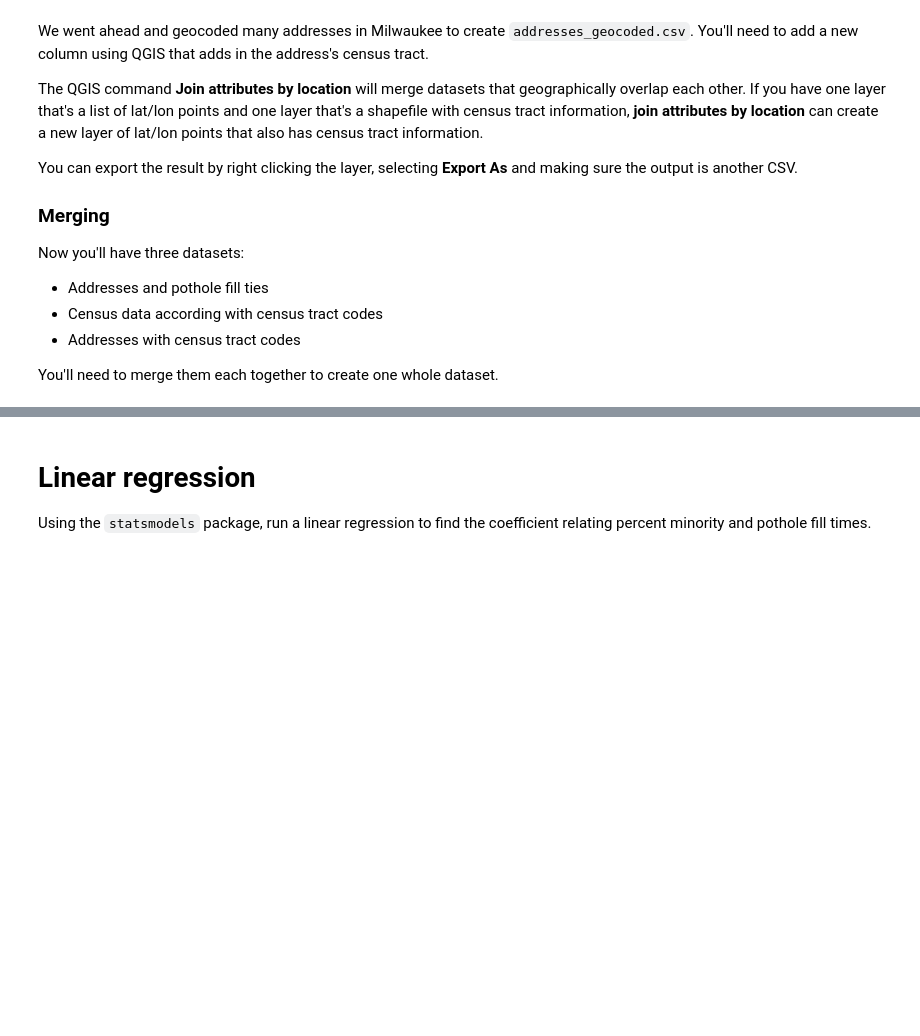
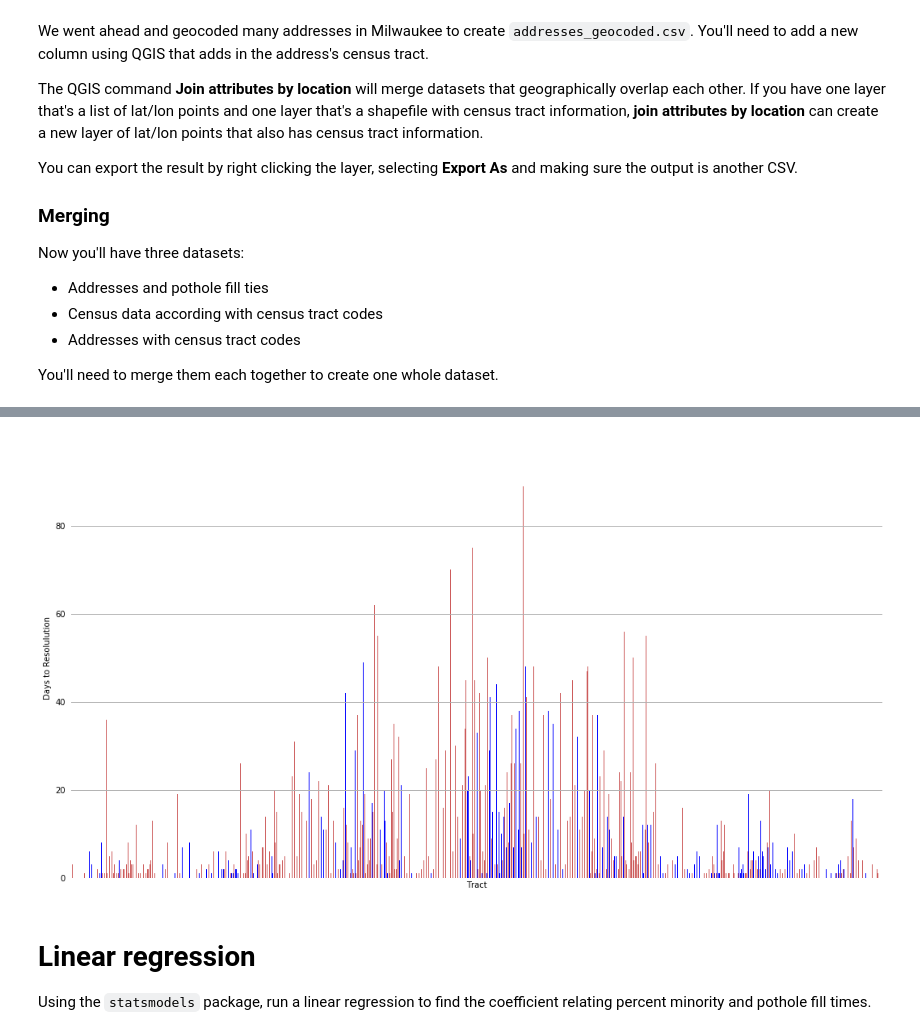
Before and after one commit to domhnallog/class_col_algorithms, a Jupyter notebook: 02-homework/02-homework-pt2-odonnchadha.ipynb, the cells around one changed output, grey strips where cells are left out. Drawn from its saved outputs; the diff is of its cells as text; code cells hidden in the pictures; blank space fills up the shorter version.

```diff
--- a/02-homework/02-homework-pt2-odonnchadha.ipynb
+++ b/02-homework/02-homework-pt2-odonnchadha.ipynb
@@ -301,3 +386,19 @@ You'll need to merge them each together to create one whole dataset.
+# %%
+def build_colors(row):
+    if row['Pop_pcMinority'] >= 0.51:
+        return 'indianred'
+    else:
+        return 'blue'
+colors = ph13full_df.reset_index().apply(build_colors, axis=1)
+
+ax = ph13full_df.plot(x='Tract', y='ResDays', kind='bar', color=colors, legend=None, figsize=(18,10))
+ax.yaxis.grid(linewidth=1)
+# ax.set_title("Minority Districts See longer Waits", fontname='Franklin Gothic Medium', fontsize=18)
+ax.yaxis.set_label_text("Days to Resolulution")
+plt.tick_params(left=False, bottom=False, labelbottom=False)
+plt.box(False)
+# %% [output]
+[figure, added]
 # %% [markdown]
 # Linear regression
 
```
Also changed, not shown: parts of 21 cells of this notebook, 4 other files.
